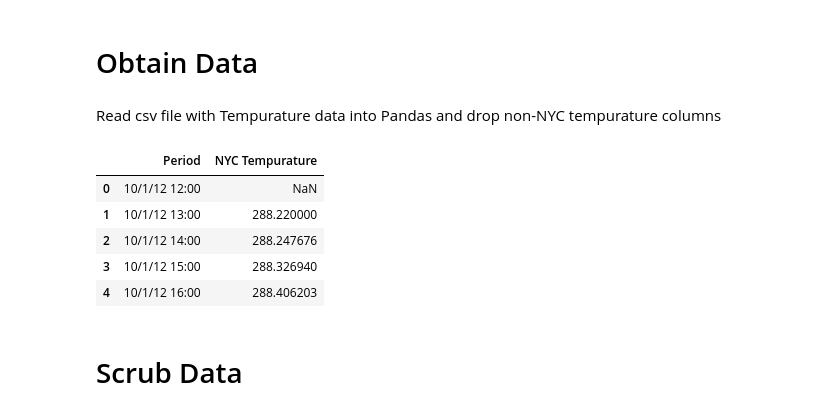
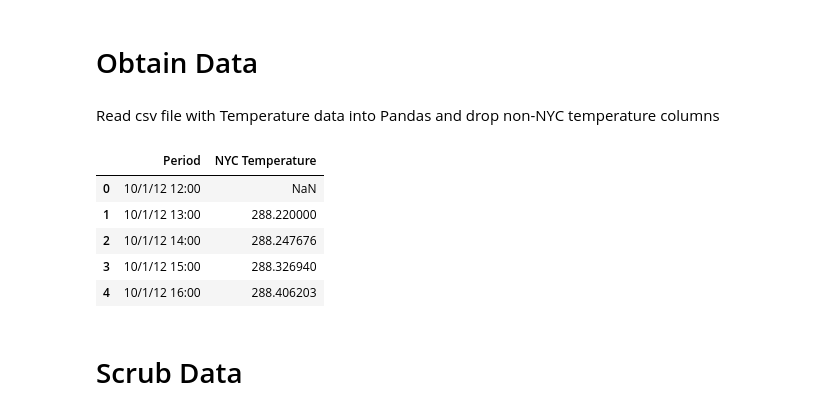
Before and after one commit to blantj/temperature_time_series, a Jupyter notebook: Modeling.ipynb, the cells around one changed output. Drawn from its saved outputs; the diff is of its cells as text; code cells hidden in the pictures.

```diff
--- a/Modeling.ipynb
+++ b/Modeling.ipynb
@@ -7,14 +13,14 @@ import seaborn as sns
 # %% [markdown]
 # Obtain Data
 # %% [markdown]
-Read csv file with Tempurature data into Pandas and drop non-NYC tempurature columns
+Read csv file with Temperature data into Pandas and drop non-NYC temperature columns
 # %%
 df = pd.read_csv('Data/temperature.csv')
 df = df[['datetime','New York']]
-df.columns = ['Period', 'NYC Tempurature']
+df.columns = ['Period', 'NYC Temperature']
 df.head()
 # %% [output]
-|  | Period | NYC Tempurature |
+|  | Period | NYC Temperature |
 | 0 | 10/1/12 12:00 | NaN |
 | 1 | 10/1/12 13:00 | 288.220000 |
 | 2 | 10/1/12 14:00 | 288.247676 |
```
Also changed, not shown: parts of 35 cells of this notebook.
